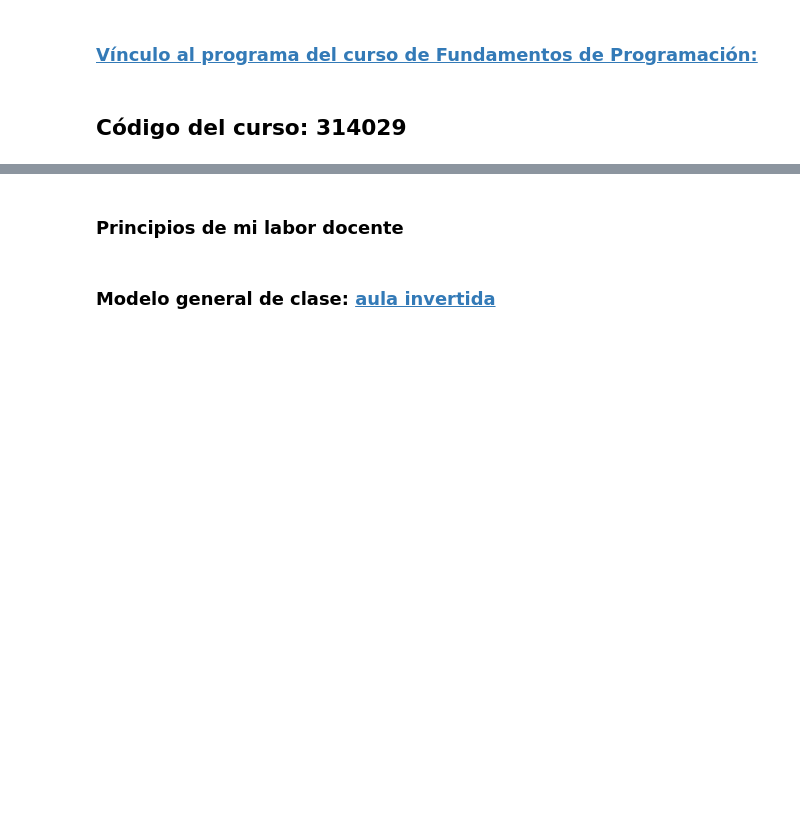
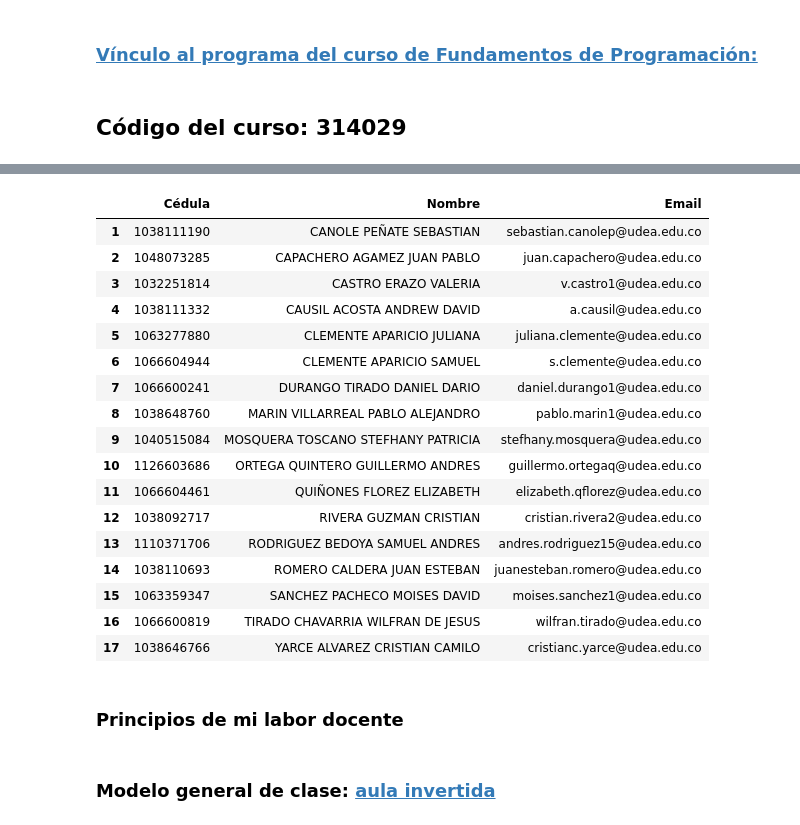
Before and after one commit to marco-canas/fundamentos_de_programacion, a Jupyter notebook: 2_clases/unidad1/3_chapter_section_1_tipos_datos.ipynb, the cells around one changed output, grey strips where cells are left out. Cells and saved outputs as stored; diff of their text form; code cells hidden in the pictures; blank space fills up the shorter version.

```diff
--- a/2_clases/unidad1/3_chapter_section_1_tipos_datos.ipynb
+++ b/2_clases/unidad1/3_chapter_section_1_tipos_datos.ipynb
@@ -64,12 +64,31 @@ Un reconocimiento a mis estudiantes que han construido conmigo este saber pedag
 # %%
 import pandas as pd
 import numpy as np
 
 # Cargar la lista de estudiantes desde el archivo CSV
-path = 'C:/Users/marco/Documentos/docencia/groups_list/fundamentos_programacion.xlsx'
+path = 'C:/Users/marco/Documentos/docencia/groups_list/fundamentos_programacion_314029_35.xlsx'
 df = pd.read_excel(path)
 df.index = np.arange(1, len(df) + 1)  # Cambiar el índice para que empiece en 1
-df.head()
+df.head(17)
+# %% [output]
+|  | Cédula | Nombre | Email |
+| 1 | 1038111190 | CANOLE PEÑATE SEBASTIAN | sebastian.canolep@udea.edu.co |
+| 2 | 1048073285 | CAPACHERO AGAMEZ JUAN PABLO | juan.capachero@udea.edu.co |
+| 3 | 1032251814 | CASTRO ERAZO VALERIA | v.castro1@udea.edu.co |
+| 4 | 1038111332 | CAUSIL ACOSTA ANDREW DAVID | a.causil@udea.edu.co |
+| 5 | 1063277880 | CLEMENTE APARICIO JULIANA | juliana.clemente@udea.edu.co |
+| 6 | 1066604944 | CLEMENTE APARICIO SAMUEL | s.clemente@udea.edu.co |
+| 7 | 1066600241 | DURANGO TIRADO DANIEL DARIO | daniel.durango1@udea.edu.co |
+| 8 | 1038648760 | MARIN VILLARREAL PABLO ALEJANDRO | pablo.marin1@udea.edu.co |
+| 9 | 1040515084 | MOSQUERA TOSCANO STEFHANY PATRICIA | stefhany.mosquera@udea.edu.co |
+| 10 | 1126603686 | ORTEGA QUINTERO GUILLERMO ANDRES | guillermo.ortegaq@udea.edu.co |
+| 11 | 1066604461 | QUIÑONES FLOREZ ELIZABETH | elizabeth.qflorez@udea.edu.co |
+| 12 | 1038092717 | RIVERA GUZMAN CRISTIAN | cristian.rivera2@udea.edu.co |
+| 13 | 1110371706 | RODRIGUEZ BEDOYA SAMUEL ANDRES | andres.rodriguez15@udea.edu.co |
+| 14 | 1038110693 | ROMERO CALDERA JUAN ESTEBAN | juanesteban.romero@udea.edu.co |
+| 15 | 1063359347 | SANCHEZ PACHECO MOISES DAVID | moises.sanchez1@udea.edu.co |
+| 16 | 1066600819 | TIRADO CHAVARRIA WILFRAN DE JESUS | wilfran.tirado@udea.edu.co |
+| 17 | 1038646766 | YARCE ALVAREZ CRISTIAN CAMILO | cristianc.yarce@udea.edu.co |
 # %% [markdown]
 
 ### Principios de mi labor docente
```
Also changed, not shown: parts of 2 cells of this notebook, 3 other files.
